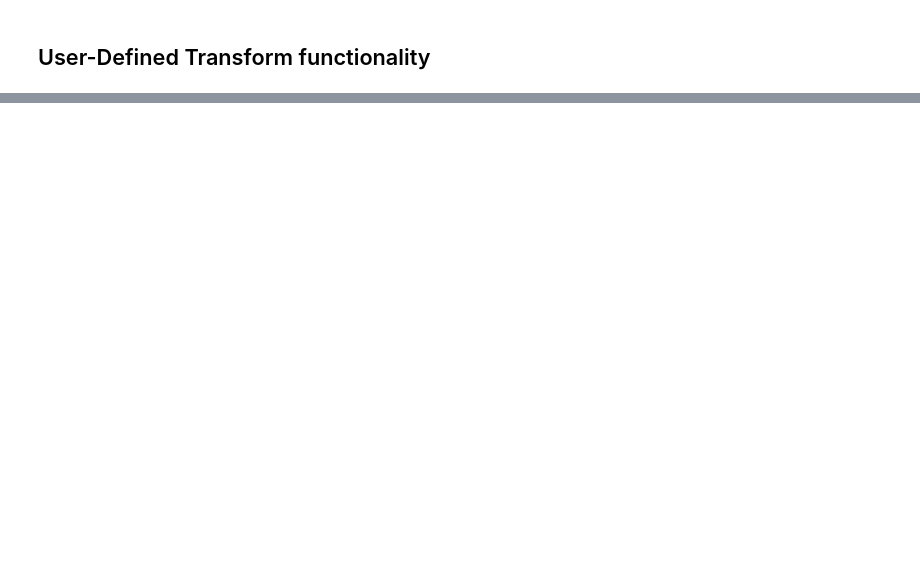
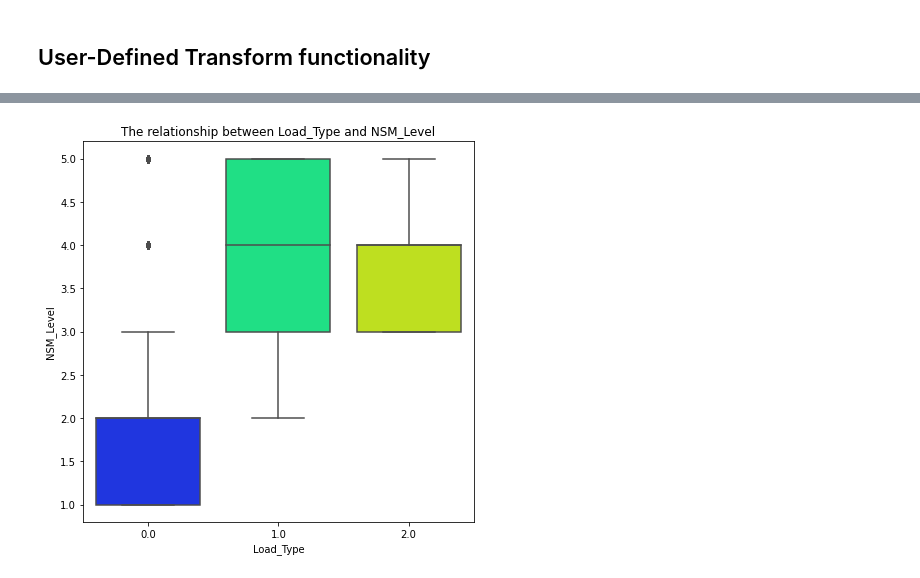
Before and after one commit to lyx97/CSCI316, a Jupyter notebook: Group 1/CSCI316_Group_1_KendrickKee_MohamedAbrar_LiJin.ipynb, the cells around one changed output, grey strips where cells are left out. Cells and saved outputs as stored; diff of their text form; code cells hidden in the pictures; blank space fills up the shorter version.

```diff
--- a/Group 1/CSCI316_Group_1_KendrickKee_MohamedAbrar_LiJin.ipynb
+++ b/Group 1/CSCI316_Group_1_KendrickKee_MohamedAbrar_LiJin.ipynb
@@ -726,0 +746,9 @@ plt.show()
+# %%
+# Visualize the relationship between Load_Type and NSM_Level
+plt.figure(figsize=(7, 7))
+plt.title('The relationship between Load_Type and NSM_Level')
+sns.boxplot(data=temp, x='Load_Type', y='NSM_Level', palette='gist_rainbow_r')
+
+plt.show()
+# %% [output]
+[figure, added]
```
Also changed, not shown: parts of 28 cells of this notebook.
